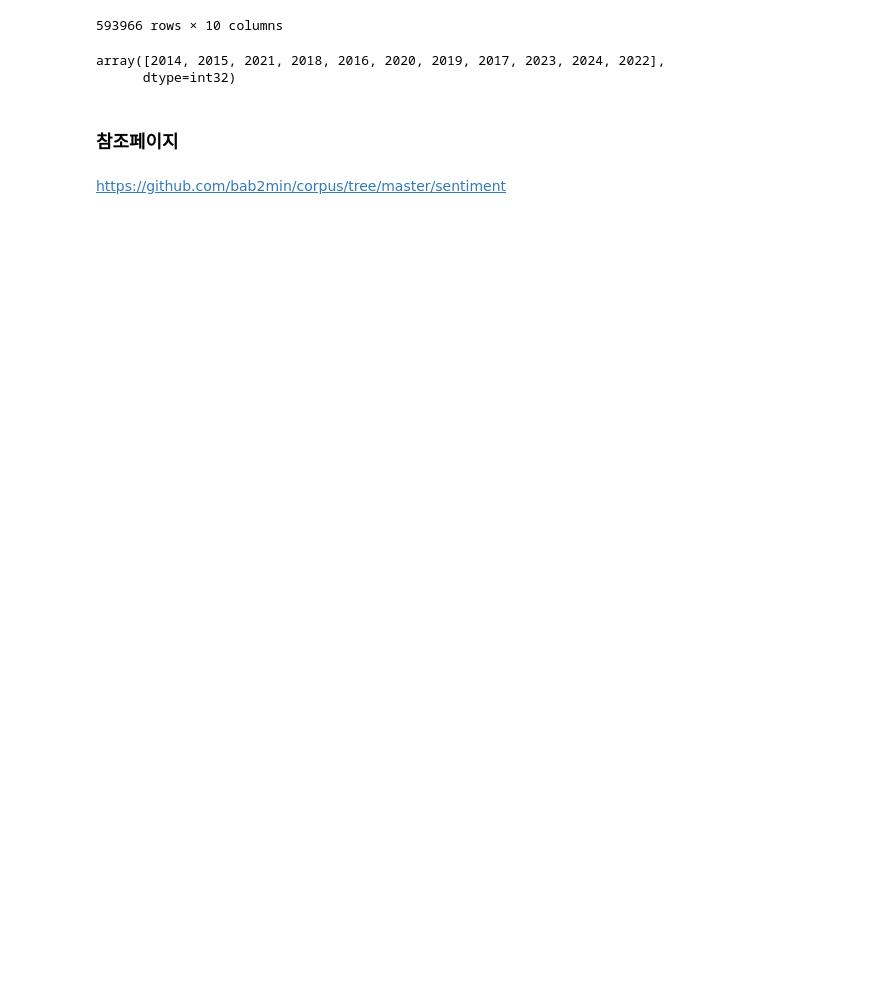
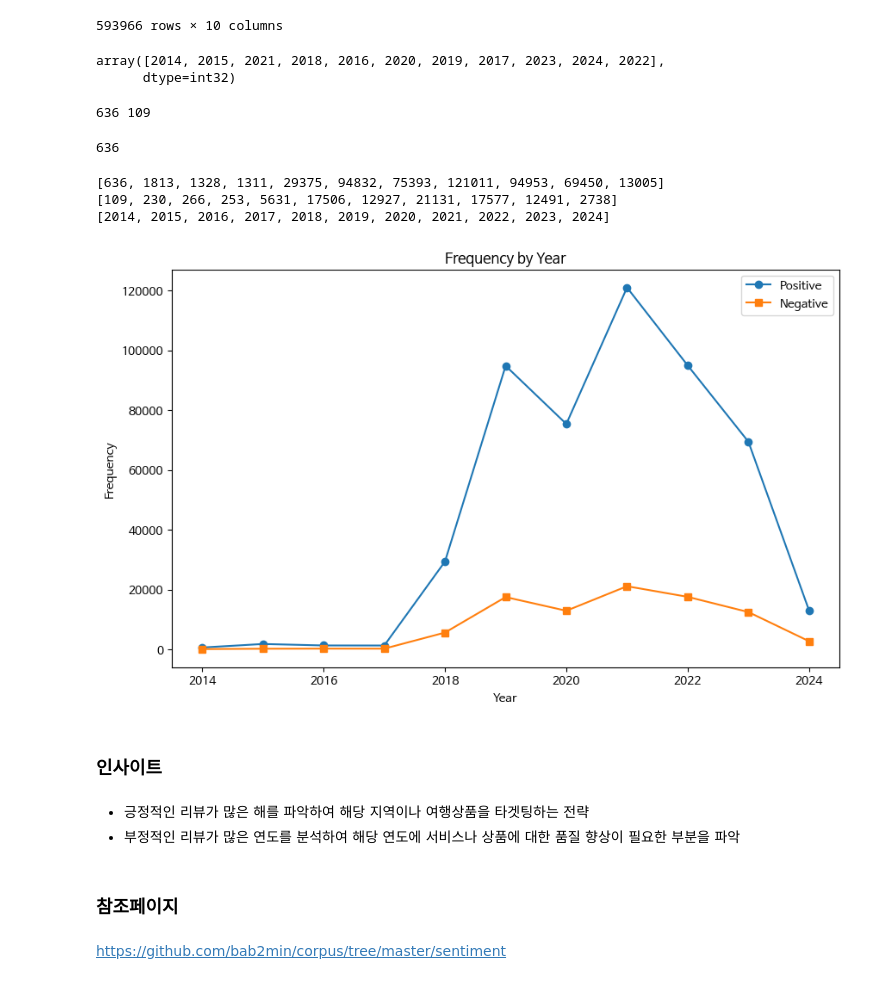
Before and after one commit to nohjuhyeon/AI_LKJ_hubs_fastapi, a Jupyter notebook: data_analysis/instagram_review/seokcheon_review_sentiment_analysis.ipynb, the cells around one changed output. Cells and saved outputs as stored; diff of their text form; code cells hidden in the pictures; blank space fills up the shorter version.

```diff
--- a/data_analysis/instagram_review/seokcheon_review_sentiment_analysis.ipynb
+++ b/data_analysis/instagram_review/seokcheon_review_sentiment_analysis.ipynb
@@ -489,6 +494,64 @@ array([2014, 2015, 2021, 2018, 2016, 2020, 2019, 2017, 2023, 2024, 2022],
       dtype=int32)
 # %%
 data_2014 = df_sns_review[df_sns_review['review_date'].dt.year == 2014]
+data_2015 = df_sns_review[df_sns_review['review_date'].dt.year == 2015]
+data_2016 = df_sns_review[df_sns_review['review_date'].dt.year == 2016]
+data_2017 = df_sns_review[df_sns_review['review_date'].dt.year == 2017]
+data_2018 = df_sns_review[df_sns_review['review_date'].dt.year == 2018]
+data_2019 = df_sns_review[df_sns_review['review_date'].dt.year == 2019]
+data_2020 = df_sns_review[df_sns_review['review_date'].dt.year == 2020]
+data_2021 = df_sns_review[df_sns_review['review_date'].dt.year == 2021]
+data_2022 = df_sns_review[df_sns_review['review_date'].dt.year == 2022]
+data_2023 = df_sns_review[df_sns_review['review_date'].dt.year == 2023]
+data_2024 = df_sns_review[df_sns_review['review_date'].dt.year == 2024]
+# %%
+print(len(data_2014.query(condition_positive)), len(data_2014.query(condition_negative)))
+# %% [output]
+636 109
+# %%
+len(data_2014.query(condition_positive))
+# %% [output]
+636
+# %%
+year_positive = [
+    len(data_2014.query(condition_positive)),len(data_2015.query(condition_positive)),len(data_2016.query(condition_positive)),len(data_2017.query(condition_positive))
+    ,len(data_2018.query(condition_positive)),len(data_2019.query(condition_positive)),len(data_2020.query(condition_positive)),len(data_2021.query(condition_positive))
+    ,len(data_2022.query(condition_positive)),len(data_2023.query(condition_positive)),len(data_2024.query(condition_positive))
+]
+
+year_negative = [
+    len(data_2014.query(condition_negative)),len(data_2015.query(condition_negative)),len(data_2016.query(condition_negative)),len(data_2017.query(condition_negative))
+    ,len(data_2018.query(condition_negative)),len(data_2019.query(condition_negative)),len(data_2020.query(condition_negative)),len(data_2021.query(condition_negative))
+    ,len(data_2022.query(condition_negative)),len(data_2023.query(condition_negative)),len(data_2024.query(condition_negative))
+]
+
+year_list = [
+    2014,2015,2016,2017,2018,2019,2020,2021,2022,2023,2024
+]
+
+print(year_positive)
+print(year_negative)
+print(year_list)
+# %% [output]
+[636, 1813, 1328, 1311, 29375, 94832, 75393, 121011, 94953, 69450, 13005]
+[109, 230, 266, 253, 5631, 17506, 12927, 21131, 17577, 12491, 2738]
+[2014, 2015, 2016, 2017, 2018, 2019, 2020, 2021, 2022, 2023, 2024]
+# %%
+plt.figure(figsize=(10, 6))
+plt.plot(year_list, year_positive, marker='o', label='Positive') # marker의 종류 (o,x,s,+)
+plt.plot(year_list, year_negative, marker='s', label='Negative')
+plt.xlabel('Year')
+plt.ylabel('Frequency')
+plt.title('Frequency by Year')
+plt.legend() #범례
+plt.show()
+# %% [output]
+[figure, added]
+# %% [markdown]
+### 인사이트
+# %% [markdown]
+- 긍정적인 리뷰가 많은 해를 파악하여 해당 지역이나 여행상품을 타겟팅하는 전략
+- 부정적인 리뷰가 많은 연도를 분석하여 해당 연도에 서비스나 상품에 대한 품질 향상이 필요한 부분을 파악
 # %% [markdown]
 ### 참조페이지
 # %% [markdown]
```
Also changed, not shown: parts of 4 cells of this notebook.
